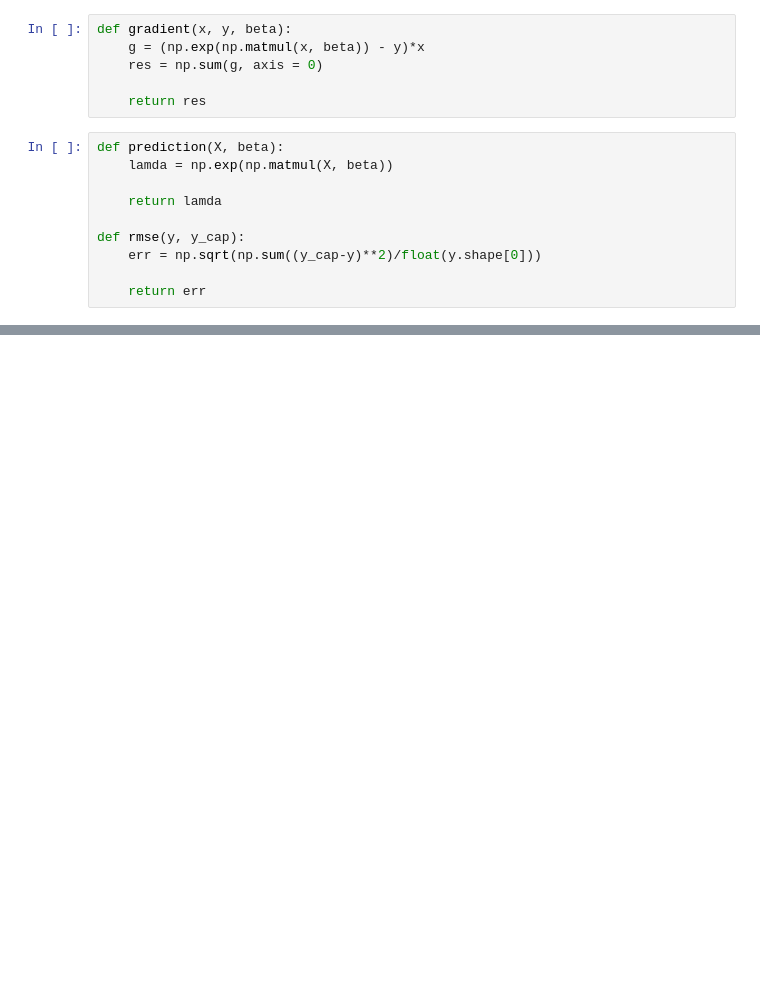
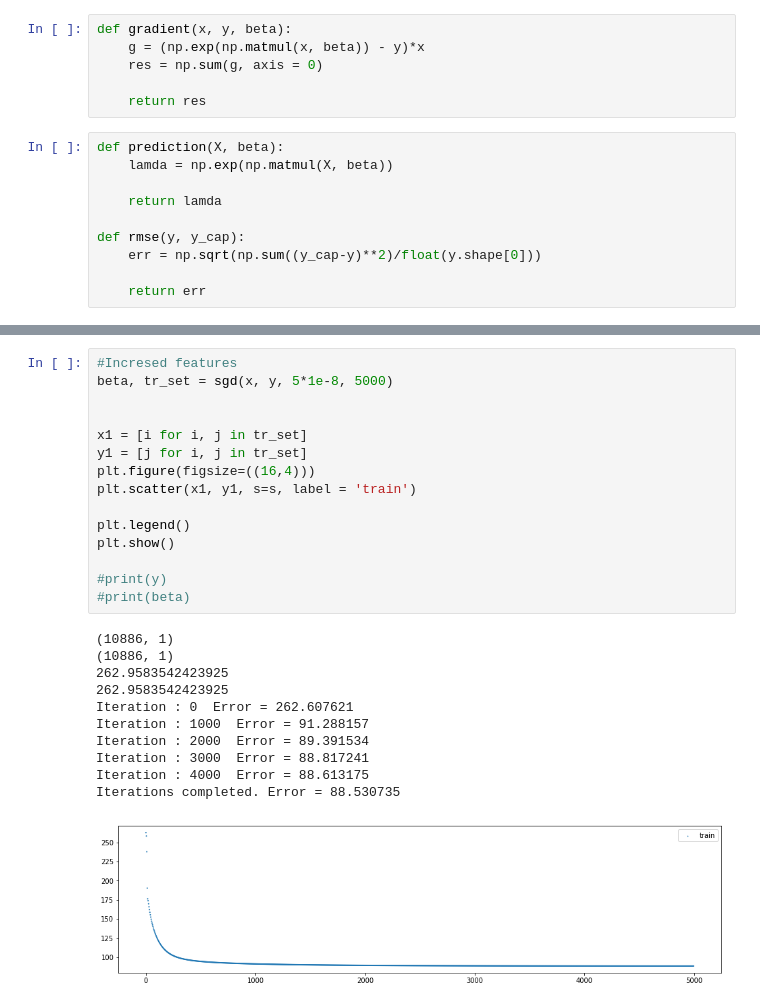
Before and after one commit to ashutoshtiwari128/Riddikulus, a Jupyter notebook: Question4.ipynb, the cells around one changed output, grey strips where cells are left out. Drawn from its saved outputs; the diff is of its cells as text; blank space fills up the shorter version.

```diff
--- a/Question4.ipynb
+++ b/Question4.ipynb
@@ -332 +261,28 @@ Iterations completed. Error = 162.744156
+# %%
+#Incresed features
+beta, tr_set = sgd(x, y, 5*1e-8, 5000)
+
+
+x1 = [i for i, j in tr_set]
+y1 = [j for i, j in tr_set]
+plt.figure(figsize=((16,4)))
+plt.scatter(x1, y1, s=s, label = 'train')
+
+plt.legend()
+plt.show()
+
+#print(y)
+#print(beta)
+# %% [output]
+(10886, 1)
+(10886, 1)
+262.9583542423925
+262.9583542423925
+Iteration : 0  Error = 262.607621
+Iteration : 1000  Error = 91.288157
+Iteration : 2000  Error = 89.391534
+Iteration : 3000  Error = 88.817241
+Iteration : 4000  Error = 88.613175
+Iterations completed. Error = 88.530735
+[figure, added]
 # %%
```
Also changed, not shown: parts of 45 cells of this notebook.
